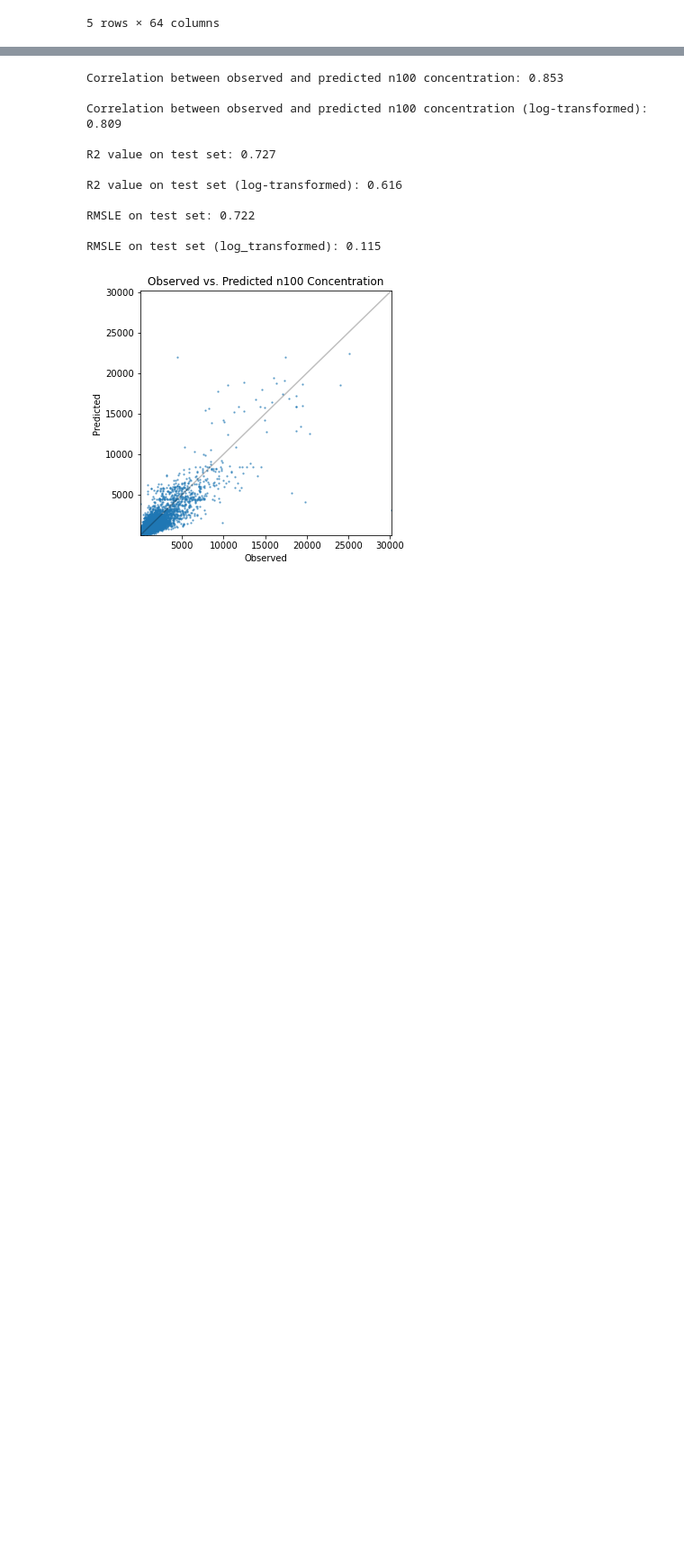
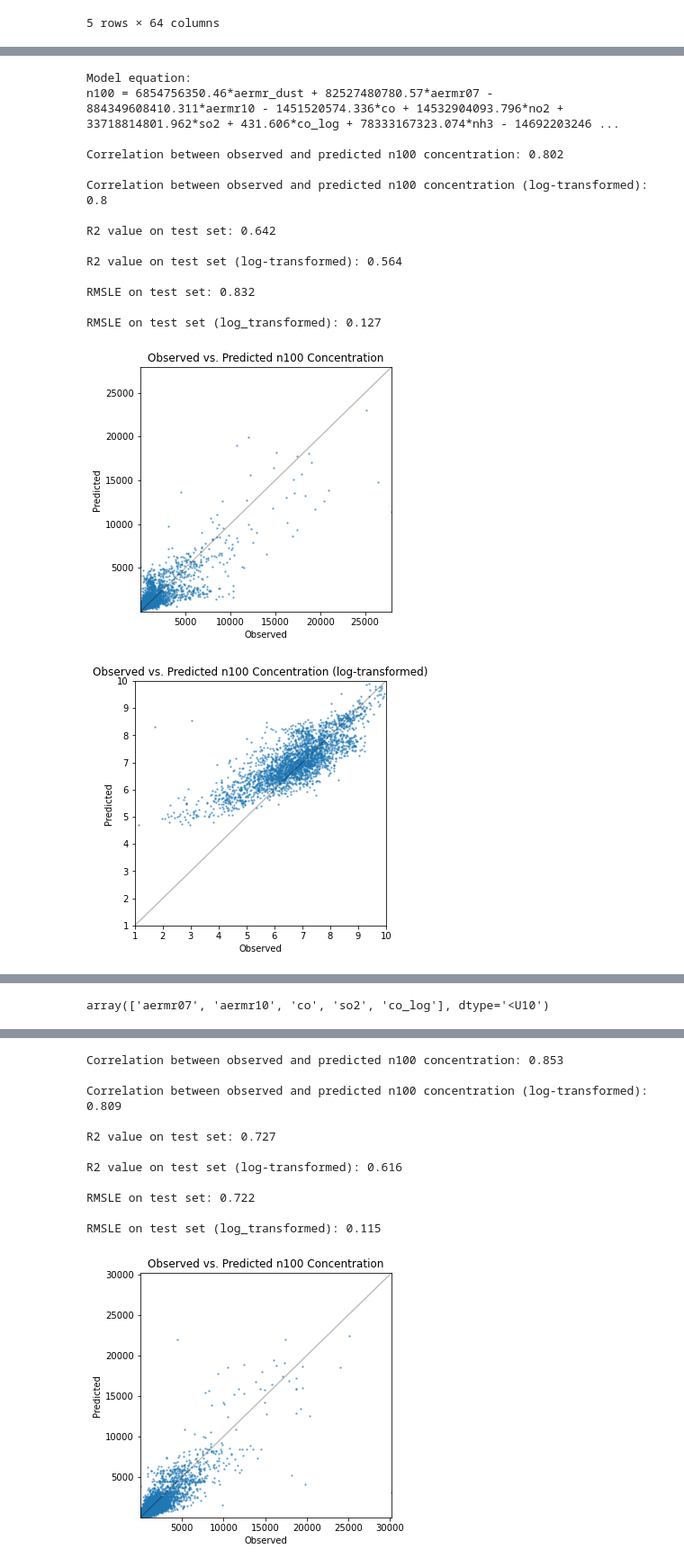
Before and after one commit to ellarauth/CCN-proxy-modeling, a Jupyter notebook: modelling.ipynb, the cells around one changed output, grey strips where cells are left out. Shown at 90% size. Drawn from its saved outputs; the diff is of its cells as text; code cells hidden in the pictures; blank space fills up the shorter version.

```diff
--- a/modelling.ipynb
+++ b/modelling.ipynb
@@ -225,0 +325,73 @@ Test set shapes: (12061, 9) and (12061,)
+# %%
+# training and testing the model using all data
+log_transf_n100 = False
+train_indices, test_indices = select_indices_percent(data)
+tr_te_sets = make_train_test_sets(data, predictors, train_indices, test_indices, log_transf_n100)
+X_train, X_test, y_train, y_test, log_y_test, orig_y_test = tr_te_sets
+
+# fitting the linear regression model
+model = LinearRegression().fit(X_train, y_train)
+
+# making test set predictions
+predictions = model.predict(X_test)
+log_predictions = None
+if log_transf_n100:
+    predictions[predictions <= 0] = 0
+    log_predictions = predictions
+    predictions = np.exp(predictions)
+    predictions[predictions <= 1] = 1
+else:
+    predictions[predictions <= 1] = 1
+    log_predictions = np.log(predictions)
+
+# printing the model evaluation
+print_equation(model)
+
+# plotting observed vs. predicted n100 concentrations
+corr_eval(predictions)
+corr_eval(log_predictions, log_transf=True)
+
+# evaluating the model performance
+r2, r2_log, rmsle, rmsle_log = eval_model(predictions, log_predictions, model, print_results=True)
+
+# plotting the observed and predicted n100 concentrations against time in log-scale
+plot_results('Linear Regression', log_predictions)
+plot_residuals('Linear Regression', log_predictions)
+
+
+
+# RESULTS:
+# --------
+# predictors for original data
+# ['aermr_dust', 'aermr07', 'aermr10', 'co', 'no2', 'so2', 'co_log', 'nh3', 'no']
+# Correlation between observed and predicted n100 concentration: 0.799
+# Correlation between observed and predicted n100 concentration (log-transformed): 0.792
+# R2 value on test set: 0.639
+# R2 value on test set (log-transformed): 0.575
+# RMSLE on test set: 0.757
+# RMSLE on test set (log_transformed): 0.124
+
+# ['latitude', 'aemr_dust', 'aermr07', 'co', 'no2', 'so2', 'co_log', 'nh3', 'no']
+# Correlation between observed and predicted n100 concentration: 0.779
+# Correlation between observed and predicted n100 concentration (log-transformed): 0.8
+# R2 value on test set: 0.607
+# R2 value on test set (log-transformed): 0.581
+# RMSLE on test set: 0.752
+# RMSLE on test set (log_transformed): 0.121
+# %% [output]
+Model equation:
+n100 = 6854756350.46*aermr_dust + 82527480780.57*aermr07 - 884349608410.311*aermr10 - 1451520574.336*co + 14532904093.796*no2 + 33718814801.962*so2 + 431.606*co_log + 78333167323.074*nh3 - 14692203246 ...
+
+Correlation between observed and predicted n100 concentration: 0.802
+
+Correlation between observed and predicted n100 concentration (log-transformed): 0.8
+
+R2 value on test set: 0.642
+
+R2 value on test set (log-transformed): 0.564
+
+RMSLE on test set: 0.832
+
+RMSLE on test set (log_transformed): 0.127
+[figure, added]
+[figure, added]
@@ -226,4 +400,6 @@ Test set shapes: (12061, 9) and (12061,)
 # %%
 # feature selection
-# feature_selector = SelectKBest(f_regression, k=15).fit(X_train, y_train)
-# np.array(predictors)[feature_selector.get_support()]
+feature_selector = SelectKBest(f_regression, k=5).fit(X_train, y_train)
+np.array(predictors)[feature_selector.get_support()]
+# %% [output]
+array(['aermr07', 'aermr10', 'co', 'so2', 'co_log'], dtype='<U10')
```
Also changed, not shown: parts of 10 cells of this notebook, 1 other file.
